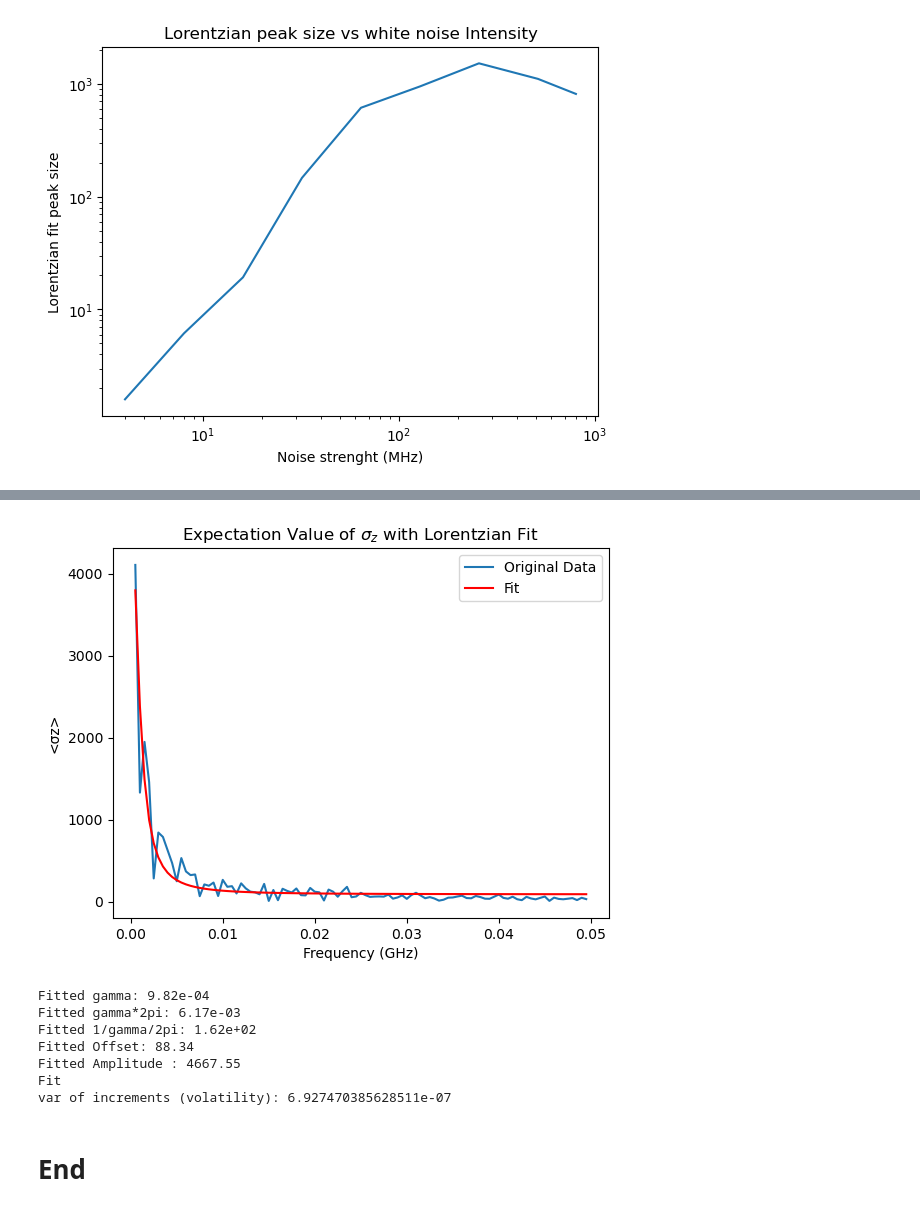
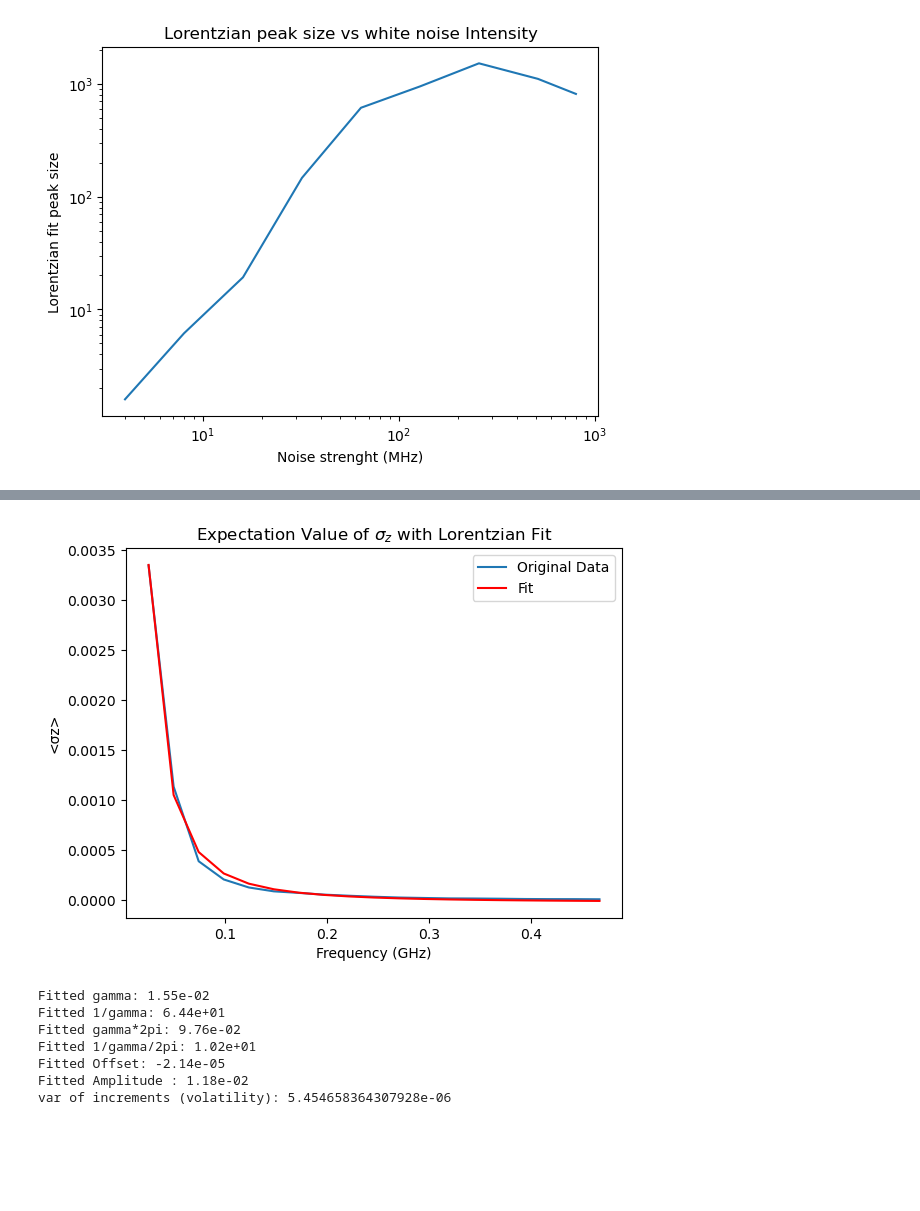
Before and after one commit to Danielgb23/superconducting_qubit_3, a Jupyter notebook: lorentzian_white_noise.ipynb, the cells around one changed output, grey strips where cells are left out. Drawn from its saved outputs; the diff is of its cells as text; code cells hidden in the pictures; blank space fills up the shorter version.

```diff
--- a/lorentzian_white_noise.ipynb
+++ b/lorentzian_white_noise.ipynb
@@ -666,8 +732,8 @@ var of increments (volatility): 3.044083022972721e-07
 # %%
 T1=10000 #relaxation time [ns]
 T2=2000 #dephasing time [ns]
-Ed=0.064*2*np.pi #driving energy [GHz.rad]
-samples=5
+Ed=0.008*2*np.pi #driving energy [GHz.rad]
+samples=1
 avgz = 0
 for i in tqdm(range(samples)):
   t, res = simulation(Ed, T1, T2)
@@ -690,8 +756,8 @@ var of increments (volatility): 3.639325835166605e-07
 # %%
 T1=10000 #relaxation time [ns]
 T2=4000 #dephasing time [ns]
-Ed=0.064*2*np.pi #driving energy [GHz.rad]
-samples=5
+Ed=0.008*2*np.pi #driving energy [GHz.rad]
+samples=1
 avgz = 0
 for i in tqdm(range(samples)):
   t, res = simulation(Ed, T1, T2)
@@ -714,8 +780,8 @@ var of increments (volatility): 4.4079321821975544e-07
 # %%
 T1=10000 #relaxation time [ns]
 T2=10000 #dephasing time [ns]
-Ed=0.064*2*np.pi #driving energy [GHz.rad]
-samples=5
+Ed=0.008*2*np.pi #driving energy [GHz.rad]
+samples=1
 avgz = 0
 for i in tqdm(range(samples)):
   t, res = simulation(Ed, T1, T2)
@@ -738,8 +804,8 @@ var of increments (volatility): 6.192513250138971e-07
 # %%
 T1=10000 #relaxation time [ns]
 T2=20000 #dephasing time [ns]
-Ed=0.064*2*np.pi #driving energy [GHz.rad]
-samples=5
+Ed=0.008*2*np.pi #driving energy [GHz.rad]
+samples=1
 avgz = 0
 for i in tqdm(range(samples)):
   t, res = simulation(Ed, T1, T2)
@@ -751,13 +817,11 @@ plot_tomography(t, [avgz], graphs="z")
 # %%
-lorenztian_fit(t, avgz, T2)
+lorenztian_fit(t, res.expect[2], T2, split=20)
 # %% [output]
-[figure, old version]
+[figure, new version]
-Fitted gamma: 9.82e-04
-Fitted gamma*2pi: 6.17e-03
-Fitted 1/gamma/2pi: 1.62e+02
-Fitted Offset: 88.34
-Fitted Amplitude : 4667.55
-Fit
-var of increments (volatility): 6.927470385628511e-07
+Fitted gamma: 1.55e-02
+Fitted 1/gamma: 6.44e+01
+Fitted gamma*2pi: 9.76e-02
+Fitted 1/gamma/2pi: 1.02e+01
+Fitted Offset: -2.14e-05
+Fitted Amplitude : 1.18e-02
+var of increments (volatility): 5.454658364307928e-06
-# %% [markdown]
-# End
```
Also changed, not shown: parts of 71 cells of this notebook.
